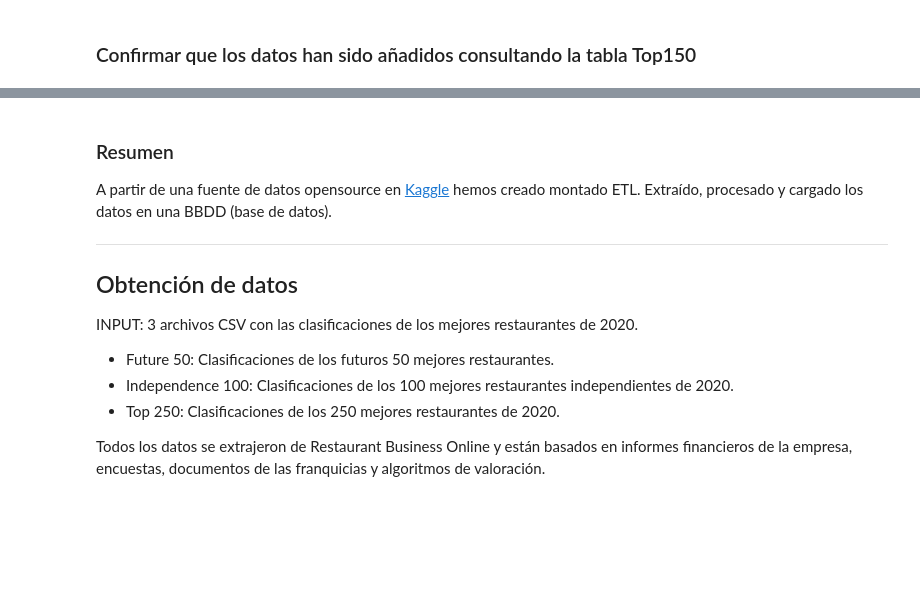
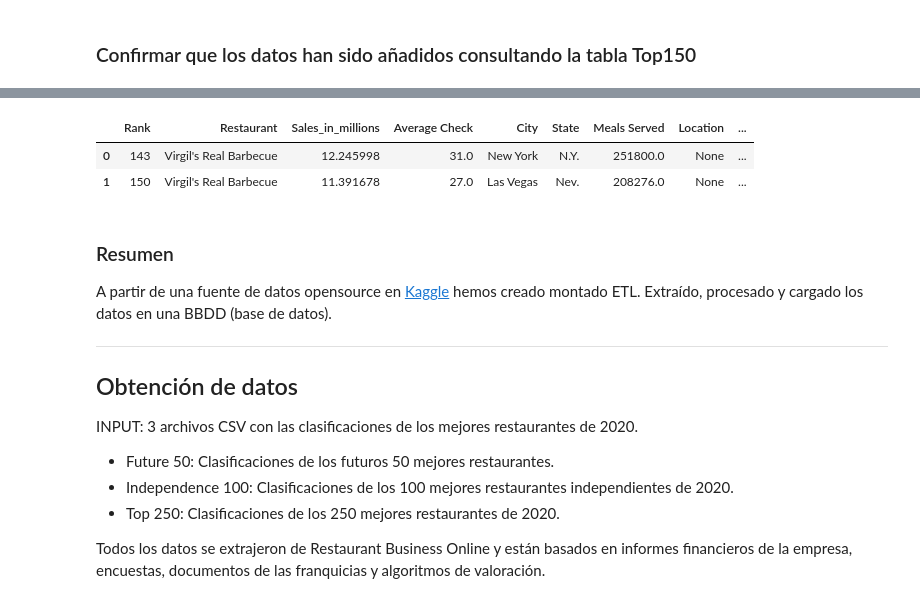
Before and after one commit to ivianrr/curso-big-data, a Jupyter notebook: Sesión 1/M4 - ETL.ipynb, the cells around one changed output, grey strips where cells are left out. Drawn from its saved outputs; the diff is of its cells as text; code cells hidden in the pictures; blank space fills up the shorter version.

```diff
--- a/Sesión 1/M4 - ETL.ipynb
+++ b/Sesión 1/M4 - ETL.ipynb
@@ -436,8 +452,12 @@ df
 # %%
 # Recupera los restaurantes "Virgil's Real Barbecue" de la tabla top150
-query =
+query = """SELECT * FROM top150 WHERE restaurant="Virgil's Real Barbecue" """
 df  = pd.read_sql(query, con = engine )
 df
+# %% [output]
+|  | Rank | Restaurant | Sales_in_millions | Average Check | City | State | Meals Served | Location | ... |
+| 0 | 143 | Virgil's Real Barbecue | 12.245998 | 31.0 | New York | N.Y. | 251800.0 | None | ... |
+| 1 | 150 | Virgil's Real Barbecue | 11.391678 | 27.0 | Las Vegas | Nev. | 208276.0 | None | ... |
 # %% [markdown]
 ### Resumen
 
```
Also changed, not shown: parts of 7 cells of this notebook.
